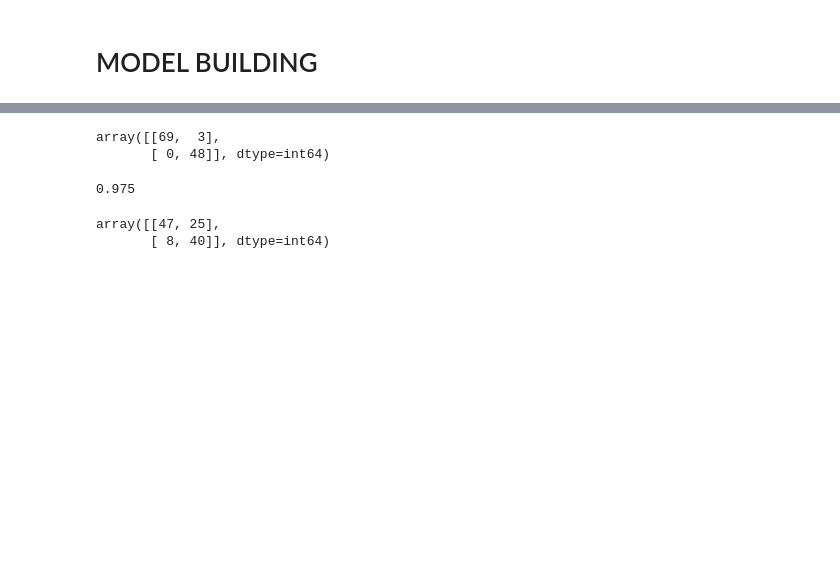
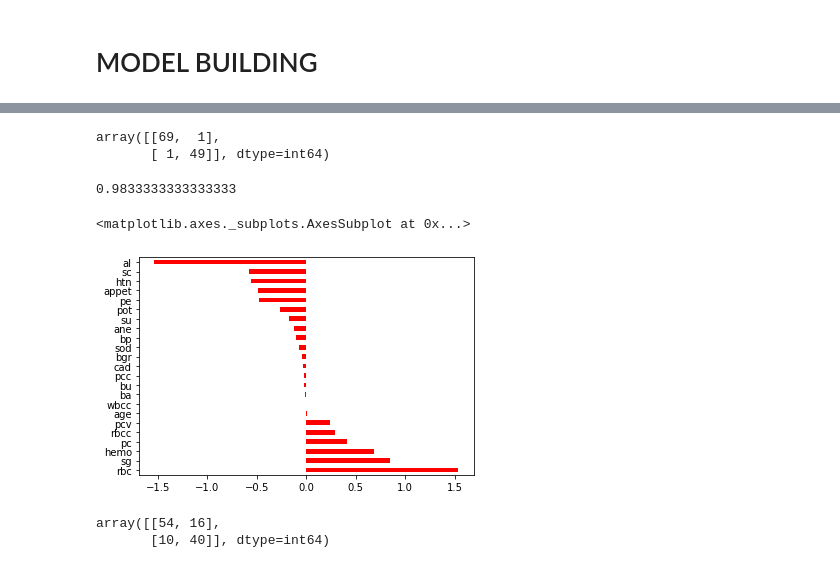
Before and after one commit to reenanagrale/Data_Mining_assignment, a Jupyter notebook: CKD_preprocessing.ipynb, the cells around one changed output, grey strips where cells are left out. Drawn from its saved outputs; the diff is of its cells as text; code cells hidden in the pictures; blank space fills up the shorter version.

```diff
--- a/CKD_preprocessing.ipynb
+++ b/CKD_preprocessing.ipynb
@@ -1003,12 +985,18 @@ from sklearn import metrics
 # %%
-metrics.confusion_matrix(testY, LR_predict)
+confusion_matrix(testY, LR_predict)
 # %% [output]
-array([[69,  3],
-       [ 0, 48]], dtype=int64)
+array([[69,  1],
+       [ 1, 49]], dtype=int64)
 # %%
-metrics.accuracy_score(testY, LR_predict)
+accuracy_score(testY, LR_predict)
 # %% [output]
-0.975
+0.9833333333333333
+# %%
+feat_importances = pd.Series(LR_model.coef_[0], index=column_list)
+feat_importances.nlargest(25).plot(kind='barh', color='red')
+# %% [output]
+<matplotlib.axes._subplots.AxesSubplot at 0x...>
+[figure, added]
 # %%
 from sklearn.neighbors import KNeighborsClassifier
 # %%
@@ -1018,8 +1006,8 @@ KNN_model = KNN.fit(trainX,trainY.values.ravel())
 # %%
 knn_predict = KNN_model.predict(testX)
 # %%
-metrics.confusion_matrix(testY, knn_predict)
+confusion_matrix(testY, knn_predict)
 # %% [output]
-array([[47, 25],
-       [ 8, 40]], dtype=int64)
+array([[54, 16],
+       [10, 40]], dtype=int64)
 # %%
```
Also changed, not shown: parts of 45 cells of this notebook, 1 other file.
